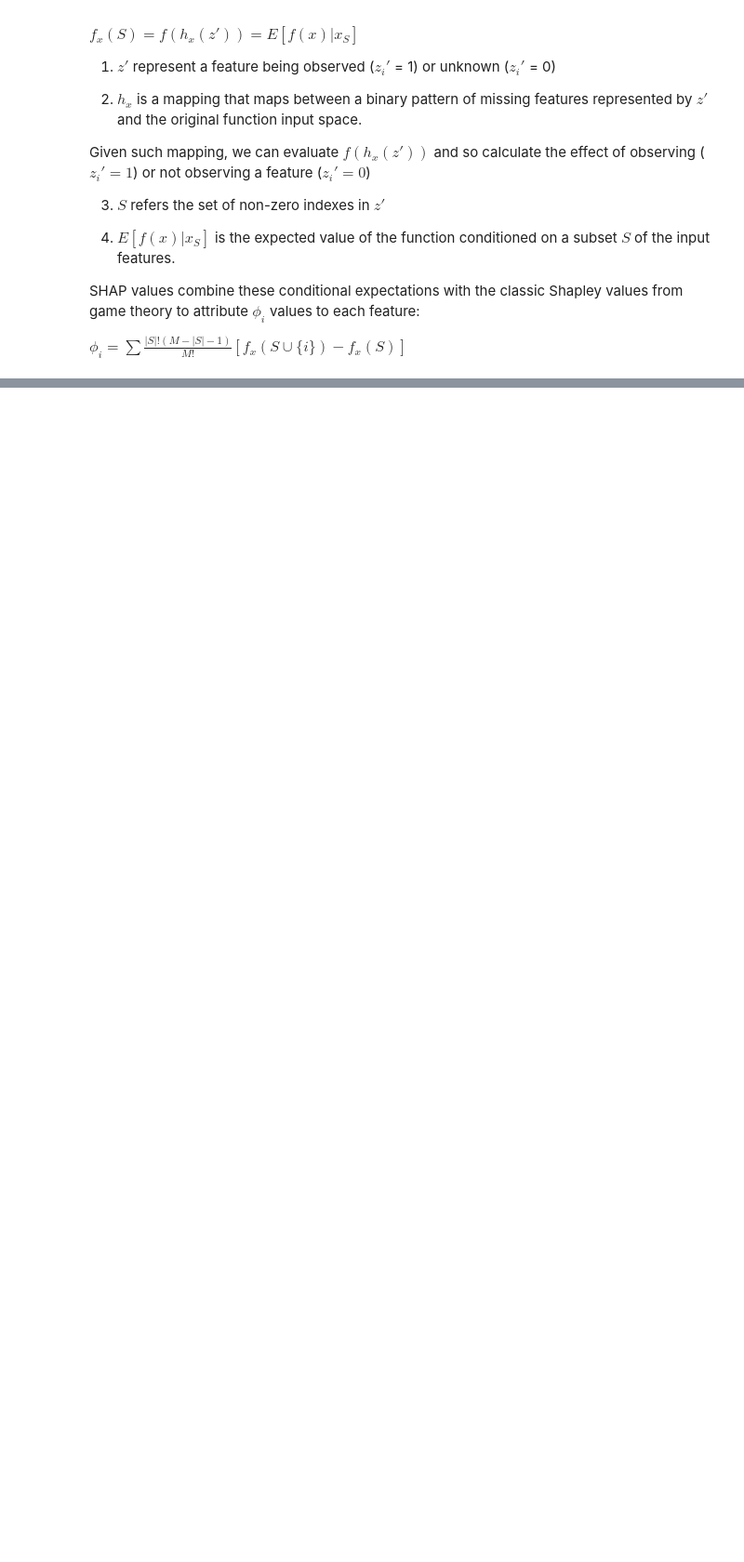
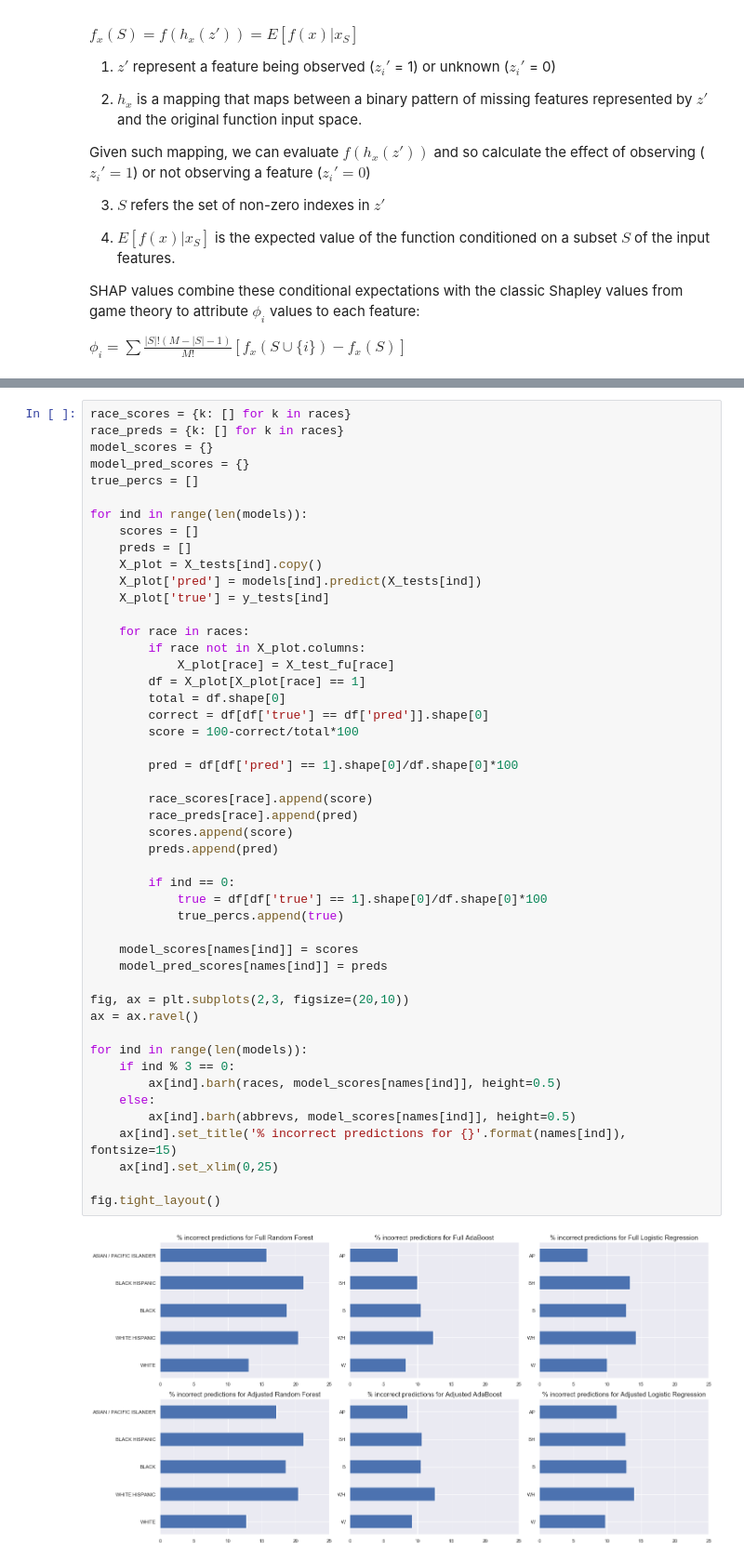
Before and after one commit to phoebewong/NYPD-Algorithm-Fairness, a Jupyter notebook: src/Report_submit.ipynb, the cells around one changed output, grey strips where cells are left out. Shown: that part at 93% size. Cells and saved outputs as stored; diff of their text form; blank space fills up the shorter version.

```diff
--- a/src/Report_submit.ipynb
+++ b/src/Report_submit.ipynb
@@ -400,0 +430,50 @@ $\phi_i = \sum \frac{|S|!(M-|S|-1)}{M!} [f_x(S \cup \{i\}) - f_x(S)]$
+# %%
+race_scores = {k: [] for k in races}
+race_preds = {k: [] for k in races}
+model_scores = {}
+model_pred_scores = {}
+true_percs = []
+
+for ind in range(len(models)):
+    scores = []
+    preds = []
+    X_plot = X_tests[ind].copy()
+    X_plot['pred'] = models[ind].predict(X_tests[ind])
+    X_plot['true'] = y_tests[ind]
+
+    for race in races:
+        if race not in X_plot.columns:
+            X_plot[race] = X_test_fu[race]
+        df = X_plot[X_plot[race] == 1]
+        total = df.shape[0]
+        correct = df[df['true'] == df['pred']].shape[0]
+        score = 100-correct/total*100
+
+        pred = df[df['pred'] == 1].shape[0]/df.shape[0]*100
+
+        race_scores[race].append(score)
+        race_preds[race].append(pred)
+        scores.append(score)
+        preds.append(pred)
+
+        if ind == 0:
+            true = df[df['true'] == 1].shape[0]/df.shape[0]*100
+            true_percs.append(true)
+
+    model_scores[names[ind]] = scores
+    model_pred_scores[names[ind]] = preds
+
+fig, ax = plt.subplots(2,3, figsize=(20,10))
+ax = ax.ravel()
+
+for ind in range(len(models)):
+    if ind % 3 == 0:
+        ax[ind].barh(races, model_scores[names[ind]], height=0.5)
+    else:
+        ax[ind].barh(abbrevs, model_scores[names[ind]], height=0.5)
+    ax[ind].set_title('% incorrect predictions for {}'.format(names[ind]), fontsize=15)
+    ax[ind].set_xlim(0,25)
+
+fig.tight_layout()
+# %% [output]
+[figure, added]
```
Also changed, not shown: parts of 12 cells of this notebook, 1 other file.
